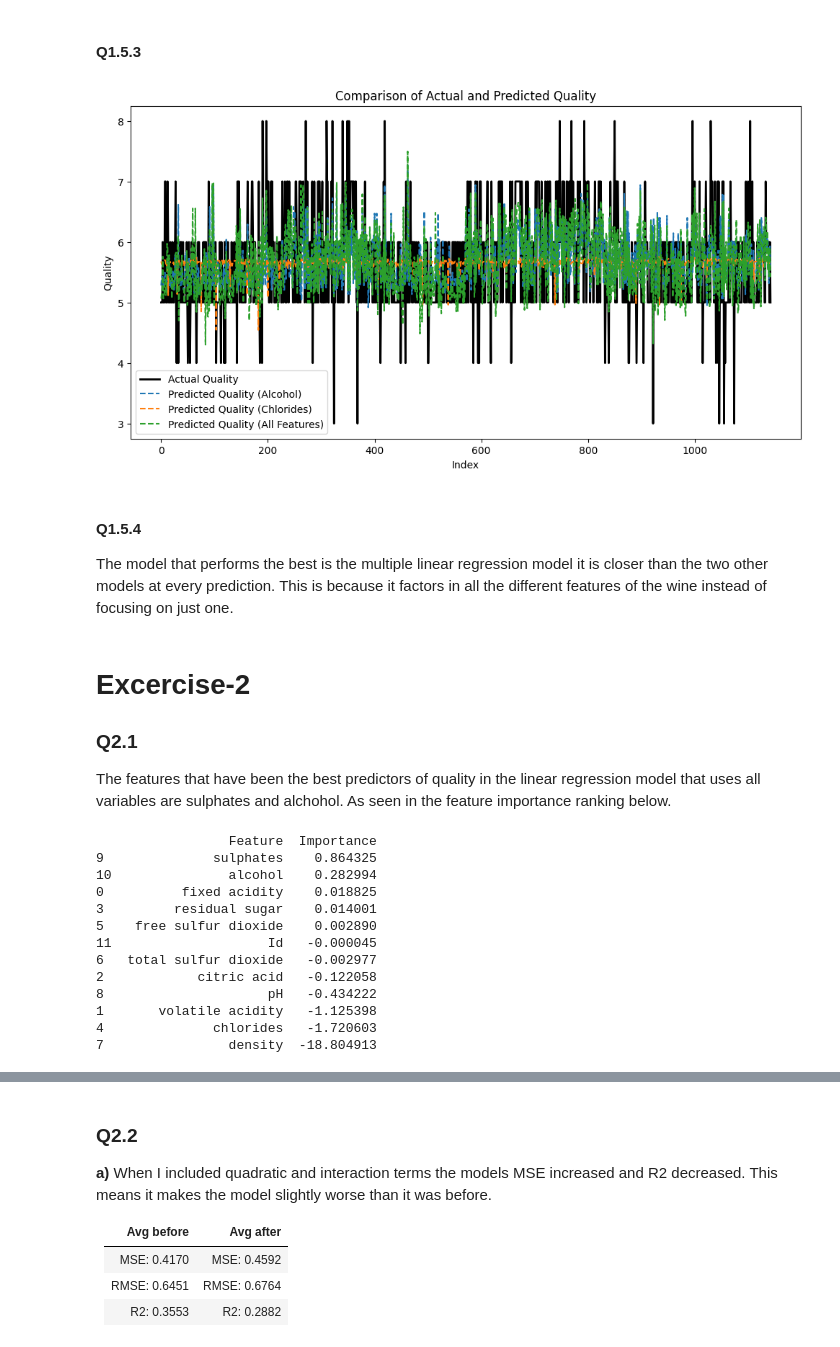
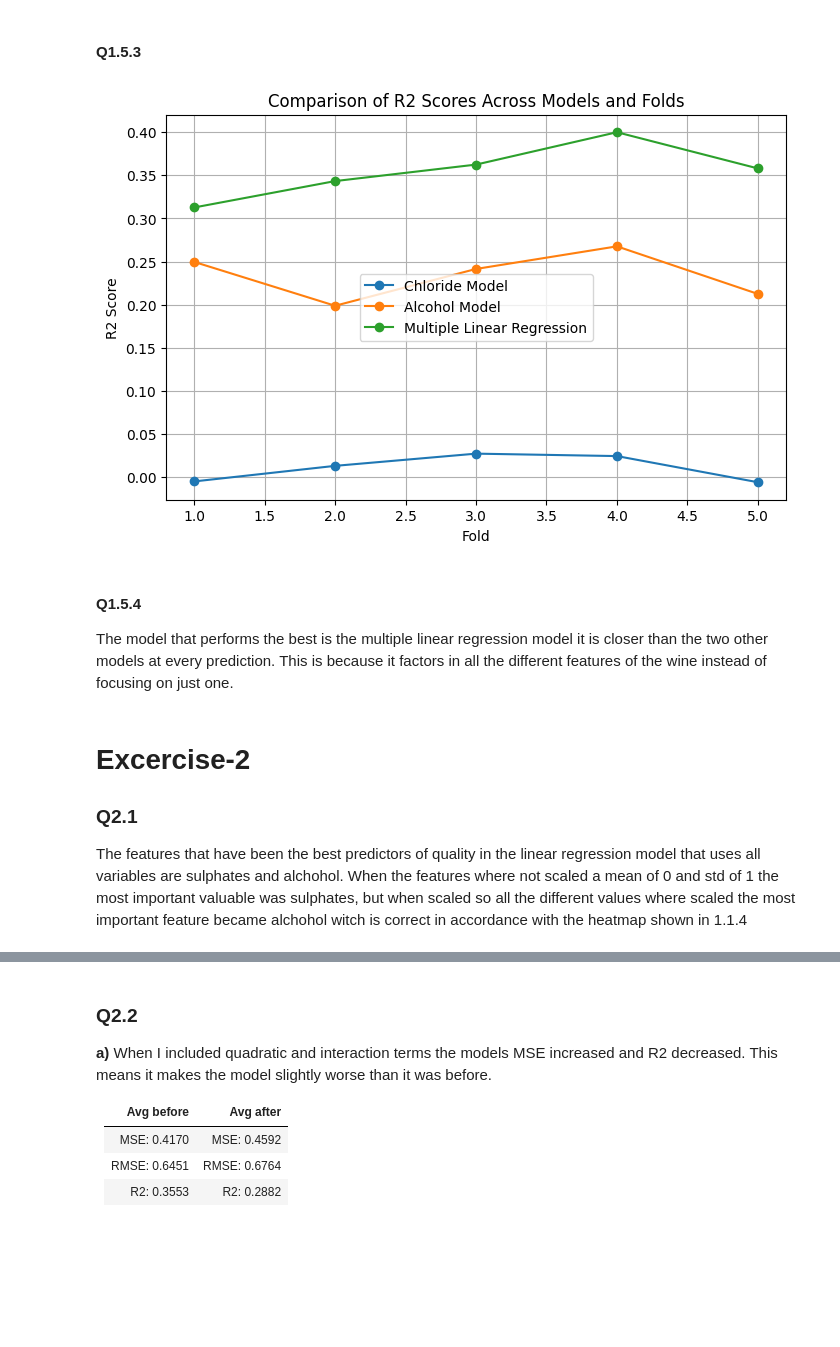
Before and after one commit to JanOlav04/Oblig1Maskin, a Jupyter notebook: main.ipynb, the cells around one changed output, grey strips where cells are left out. Cells and saved outputs as stored; diff of their text form; code cells hidden in the pictures; blank space fills up the shorter version.

Commit message:
Reworked almost all models to work better and rewrote wording and values in markdown text

```diff
--- a/main.ipynb
+++ b/main.ipynb
@@ -261,6 +250,8 @@ for train_index, test_index in kf.split(df):
 # • R2 score
 
 # How well does alcohol alone predict wine quality in each split?
+mse_alcohol = [0,0,0,0,0]
+r2_alcohol = [0,0,0,0,0]
 m_1 = 0
 b_1 = 0
 from sklearn.metrics import mean_squared_error, r2_score
@@ -298,8 +289,10 @@ for fold, (train_index, test_index) in enumerate(kf.split(df), 1):
     b_1 += b
     # Evaluation metrics
     mse = mean_squared_error(y_test, y_pred_test)
+    mse_alcohol[fold-1] = mse
     rmse = np.sqrt(mse)
     r2 = r2_score(y_test, y_pred_test)
+    r2_alcohol[fold-1] = r2
 
     print(f"Fold {fold}:")
     print(f"MSE: {mse:.4f}")
@@ -331,6 +324,8 @@ Average intercept (b): 5.657044866183363
 # %%
 # How well does chloride alone predict wine quality in each split?
 
+mse_chloride = [0,0,0,0,0]
+r2_chloride = [0,0,0,0,0]
 m_2 = 0
 b_2 = 0
 for fold, (train_index, test_index) in enumerate(kf.split(df), 1):
@@ -368,8 +363,10 @@ for fold, (train_index, test_index) in enumerate(kf.split(df), 1):
     b_2 += b
     # Evaluation metrics
     mse = mean_squared_error(y_test, y_pred_test)
+    mse_chloride[fold-1] = mse
     rmse = np.sqrt(mse)
     r2 = r2_score(y_test, y_pred_test)
+    r2_chloride[fold-1] = r2
 
     print(f"Fold {fold}:")
     print(f"MSE: {mse:.4f}")
@@ -444,6 +441,8 @@ Alcohol performed better in every single fold in regards to all the three differ
 avg_mse = 0.0
 avg_rmse = 0.0
 avg_r2 = 0.0
+mse_multiple = [0,0,0,0,0]
+r2_multiple = [0,0,0,0,0]
 print("Multiple Linear Regression (All Features):")
 for fold, (train_index, test_index) in enumerate(kf.split(df), 1):
     X_train, X_test = df.drop(columns=['quality']).iloc[train_index], df.drop(columns=['quality']).iloc[test_index]
@@ -458,8 +457,10 @@ for fold, (train_index, test_index) in enumerate(kf.split(df), 1):
 
     # Evaluation metrics
     mse = mean_squared_error(y_test, y_pred_test)
+    mse_multiple[fold-1] = mse
     rmse = np.sqrt(mse)
     r2 = r2_score(y_test, y_pred_test)
+    r2_multiple[fold-1] = r2
 
     print(f"Fold {fold}:")
     print(f"  MSE: {mse:.4f}")
@@ -502,29 +503,21 @@ Average Metrics:
 The multiple linear regression model performed better than both of the different singular linear regression models. The model has a higher average R2 value which means it performs better at guessing the correct quality from the different features. The MSE and RMSE values are lower on average than both the models which proves it is closer to a good fit.
 # %% [markdown]
 #### Q1.5.3
-# %%
-# Alcohol m_1 and b_1
-# Chlorides m_2 and b_2
-final_model = LinearRegression()
-final_model.fit(df.drop(columns=['quality']), df['quality'])
-
-# Create a comparison plot of the three predictions vs actual quality
-
-plt.figure(figsize=(12, 6))
-y_pred_alcohol = m_1/5 * ((df[['alcohol']] - np.mean(df[['alcohol']])) / np.std(df[['alcohol']])).values.flatten() + b_1/5
-y_pred_chlorides = m_2/5 * ((df[['chlorides']] - np.mean(df[['chlorides']])) / np.std(df[['chlorides']])).values.flatten() + b_2/5
-y_pred_final = final_model.predict(df.drop(columns=['quality']))
-plt.plot(df.index, df['quality'], label='Actual Quality', color='black', linewidth=2)
-plt.plot(df.index, y_pred_alcohol, label='Predicted Quality (Alcohol)', linestyle='--')
-plt.plot(df.index, y_pred_chlorides, label='Predicted Quality (Chlorides)', linestyle='--')
-plt.plot(df.index, y_pred_final, label='Predicted Quality (All Features)', linestyle='--')
-plt.xlabel('Index')
-plt.ylabel('Quality')
-plt.title('Comparison of Actual and Predicted Quality')
-plt.legend()
-plt.show()
-# %% [output]
-[figure, removed]
+# %%
+# Compare R2 values of chloride, alcohol, and multiple linear regression models
+
+plt.figure(figsize=(8, 5))
+plt.plot(range(1, 6), r2_chloride, marker='o', label='Chloride Model')
+plt.plot(range(1, 6), r2_alcohol, marker='o', label='Alcohol Model')
+plt.plot(range(1, 6), r2_multiple, marker='o', label='Multiple Linear Regression')
+plt.xlabel('Fold')
+plt.ylabel('R2 Score')
+plt.title('Comparison of R2 Scores Across Models and Folds')
+plt.legend()
+plt.grid(True)
+plt.show()
+# %% [output]
+[figure, added]
 # %% [markdown]
 #### Q1.5.4
 
@@ -534,25 +527,4 @@ The model that performs the best is the multiple linear regression model it is c
 
 ### Q2.1
 
-The features that have been the best predictors of quality in the linear regression model that uses all variables are sulphates and alchohol. As seen in the feature importance ranking below.
+The features that have been the best predictors of quality in the linear regression model that uses all variables are sulphates and alchohol. When the features where not scaled a mean of 0 and std of 1 the most important valuable was sulphates, but when scaled so all the different values where scaled the most important feature became alchohol witch is correct in accordance with the heatmap shown in 1.1.4
-# %%
-# Feature importance ranking
-importances = final_model.coef_
-feature_names = df.drop(columns=['quality']).columns
-feature_importance = pd.DataFrame({'Feature': feature_names, 'Importance': importances})
-feature_importance = feature_importance.sort_values(by='Importance', ascending=False)
-print(feature_importance)
-# %% [output]
-                 Feature  Importance
-9              sulphates    0.864325
-10               alcohol    0.282994
-0          fixed acidity    0.018825
-3         residual sugar    0.014001
-5    free sulfur dioxide    0.002890
-11                    Id   -0.000045
-6   total sulfur dioxide   -0.002977
-2            citric acid   -0.122058
-8                     pH   -0.434222
-1       volatile acidity   -1.125398
-4              chlorides   -1.720603
-7                density  -18.804913
```
Also changed, not shown: parts of 18 cells of this notebook.
